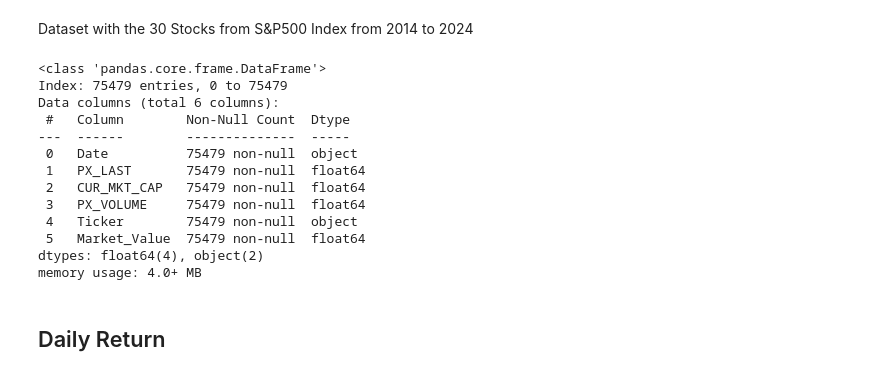
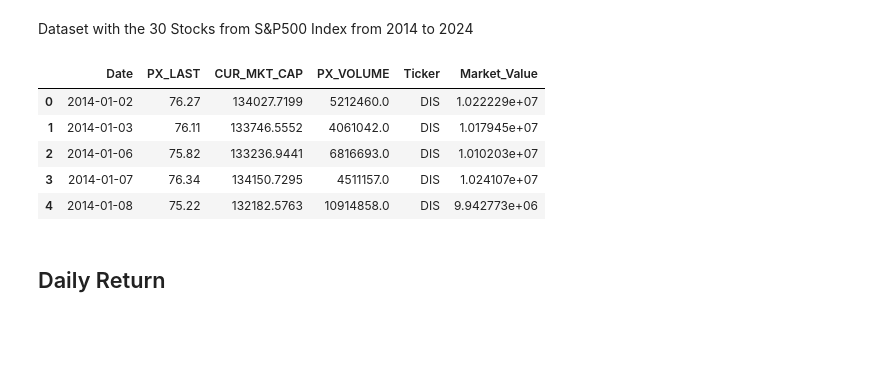
Before and after one commit to williankal/quant_fin, a Jupyter notebook: project1/part-A.ipynb, the cells around one changed output. Cells and saved outputs as stored; diff of their text form; code cells hidden in the pictures; blank space fills up the shorter version.

```diff
--- a/project1/part-A.ipynb
+++ b/project1/part-A.ipynb
@@ -5,26 +5,19 @@ Dataset with the 30 Stocks from S&P500 Index from 2014 to 2024
 # %%
 import pandas as pd
 import matplotlib.pyplot as plt
 import numpy as np
 
 df = pd.read_csv("../project1-partA/project1_data.csv")
 df_SP500 = pd.read_csv("../project1-partA/sp500_px_open_last.csv")
 df = df.dropna() # VRTX has null PX_LAST in 2015-05-12
-df.info()
+df.head()
 # %% [output]
-<class 'pandas.core.frame.DataFrame'>
-Index: 75479 entries, 0 to 75479
-Data columns (total 6 columns):
- #   Column        Non-Null Count  Dtype
----  ------        --------------  -----
- 0   Date          75479 non-null  object
- 1   PX_LAST       75479 non-null  float64
- 2   CUR_MKT_CAP   75479 non-null  float64
- 3   PX_VOLUME     75479 non-null  float64
- 4   Ticker        75479 non-null  object
- 5   Market_Value  75479 non-null  float64
-dtypes: float64(4), object(2)
-memory usage: 4.0+ MB
+|  | Date | PX_LAST | CUR_MKT_CAP | PX_VOLUME | Ticker | Market_Value |
+| 0 | 2014-01-02 | 76.27 | 134027.7199 | 5212460.0 | DIS | 1.022229e+07 |
+| 1 | 2014-01-03 | 76.11 | 133746.5552 | 4061042.0 | DIS | 1.017945e+07 |
+| 2 | 2014-01-06 | 75.82 | 133236.9441 | 6816693.0 | DIS | 1.010203e+07 |
+| 3 | 2014-01-07 | 76.34 | 134150.7295 | 4511157.0 | DIS | 1.024107e+07 |
+| 4 | 2014-01-08 | 75.22 | 132182.5763 | 10914858.0 | DIS | 9.942773e+06 |
 # %% [markdown]
 ## Daily Return
 # %%
```
Also changed, not shown: parts of 4 cells of this notebook.
